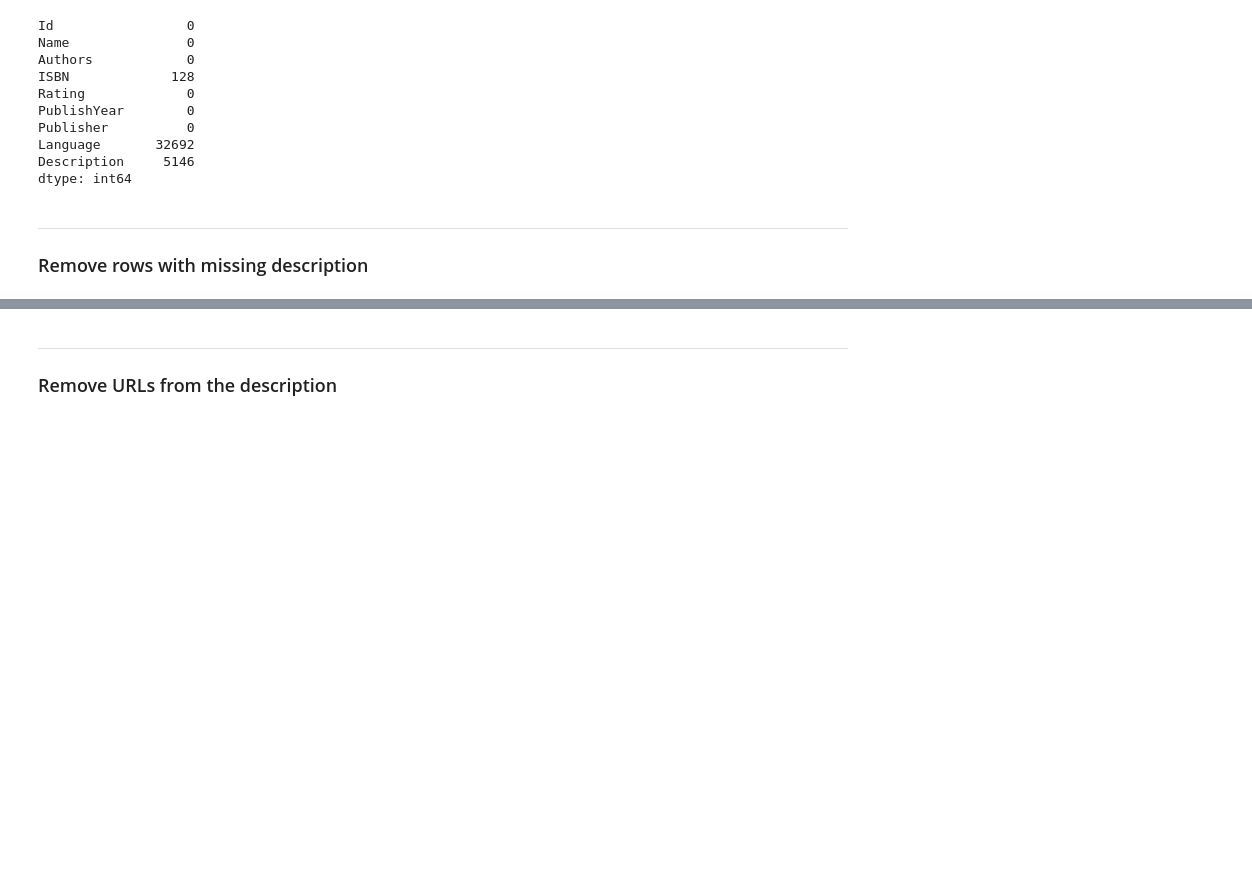
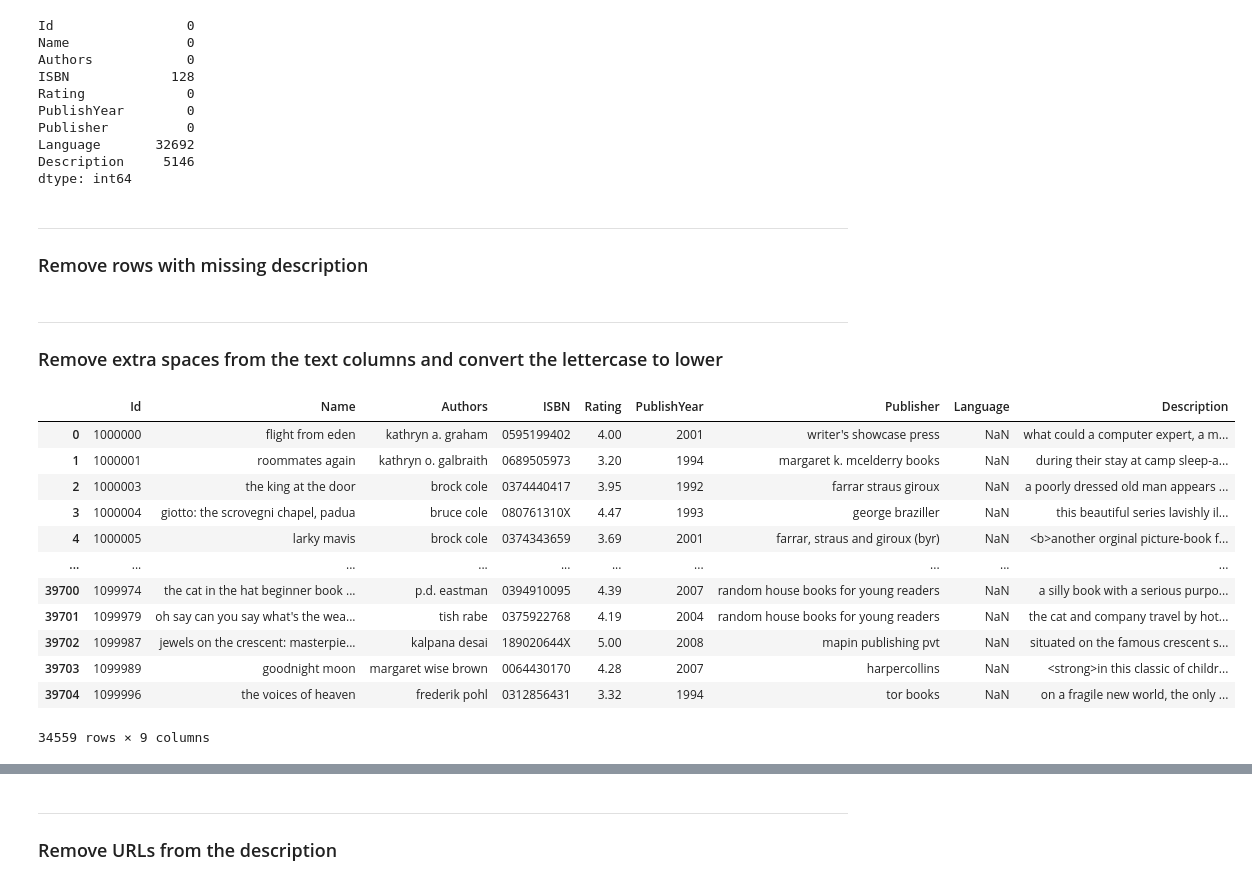
Before and after one commit to AmoliR/nlp-for-book-recommendation, a Jupyter notebook: eda.ipynb, the cells around one changed output, grey strips where cells are left out. Cells and saved outputs as stored; diff of their text form; code cells hidden in the pictures; blank space fills up the shorter version.

```diff
--- a/eda.ipynb
+++ b/eda.ipynb
@@ -126,3 +128,23 @@ dtype: int64
 # Remove rows having atleast ine NaN in any feature
 # eda_data.dropna(axis=0, how="any", inplace=True)
 eda_data.dropna(subset=["Description"], inplace=True)
+# %% [markdown]
+---
+### Remove extra spaces from the text columns and convert the lettercase to lower
+# %%
+eda_data[["Name", "Authors", "Publisher", "Description"]] = pd.concat([eda_data[col].fillna('').astype(str).str.lower() for col in ["Name", "Authors", "Publisher", "Description"]], axis=1)
+eda_data
+# %% [output]
+|  | Id | Name | Authors | ISBN | Rating | PublishYear | Publisher | Language | Description |
+| 0 | 1000000 | flight from eden | kathryn a. graham | 0595199402 | 4.00 | 2001 | writer's showcase press | NaN | what could a computer expert, a m... |
+| 1 | 1000001 | roommates again | kathryn o. galbraith | 0689505973 | 3.20 | 1994 | margaret k. mcelderry books | NaN | during their stay at camp sleep-a... |
+| 2 | 1000003 | the king at the door | brock cole | 0374440417 | 3.95 | 1992 | farrar straus giroux | NaN | a poorly dressed old man appears ... |
+| 3 | 1000004 | giotto: the scrovegni chapel, padua | bruce cole | 080761310X | 4.47 | 1993 | george braziller | NaN | this beautiful series lavishly il... |
+| 4 | 1000005 | larky mavis | brock cole | 0374343659 | 3.69 | 2001 | farrar, straus and giroux (byr) | NaN | <b>another orginal picture-book f... |
+| ... | ... | ... | ... | ... | ... | ... | ... | ... | ... |
+| 39700 | 1099974 | the cat in the hat beginner book ... | p.d. eastman | 0394910095 | 4.39 | 2007 | random house books for young readers | NaN | a silly book with a serious purpo... |
+| 39701 | 1099979 | oh say can you say what's the wea... | tish rabe | 0375922768 | 4.19 | 2004 | random house books for young readers | NaN | the cat and company travel by hot... |
+| 39702 | 1099987 | jewels on the crescent: masterpie... | kalpana desai | 189020644X | 5.00 | 2008 | mapin publishing pvt | NaN | situated on the famous crescent s... |
+| 39703 | 1099989 | goodnight moon | margaret wise brown | 0064430170 | 4.28 | 2007 | harpercollins | NaN | <strong>in this classic of childr... |
+| 39704 | 1099996 | the voices of heaven | frederik pohl | 0312856431 | 3.32 | 1994 | tor books | NaN | on a fragile new world, the only ... |
+34559 rows × 9 columns
```
Also changed, not shown: parts of 16 cells of this notebook.
